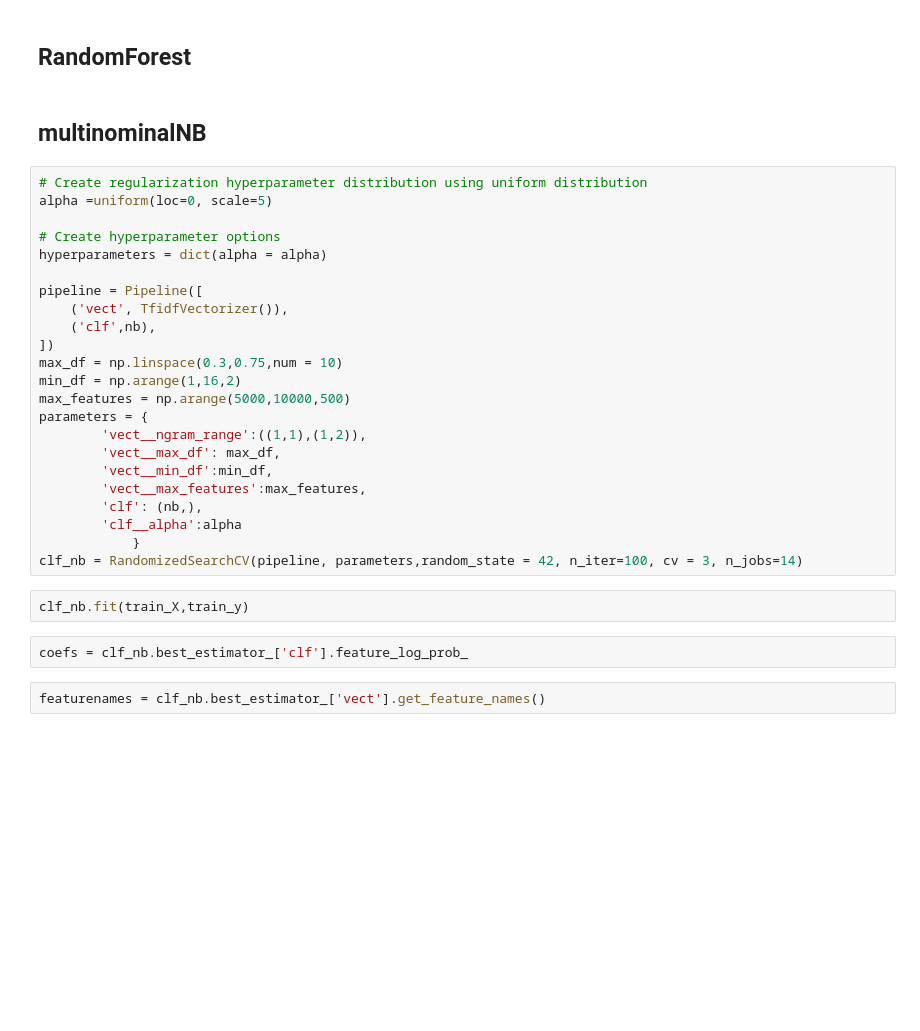
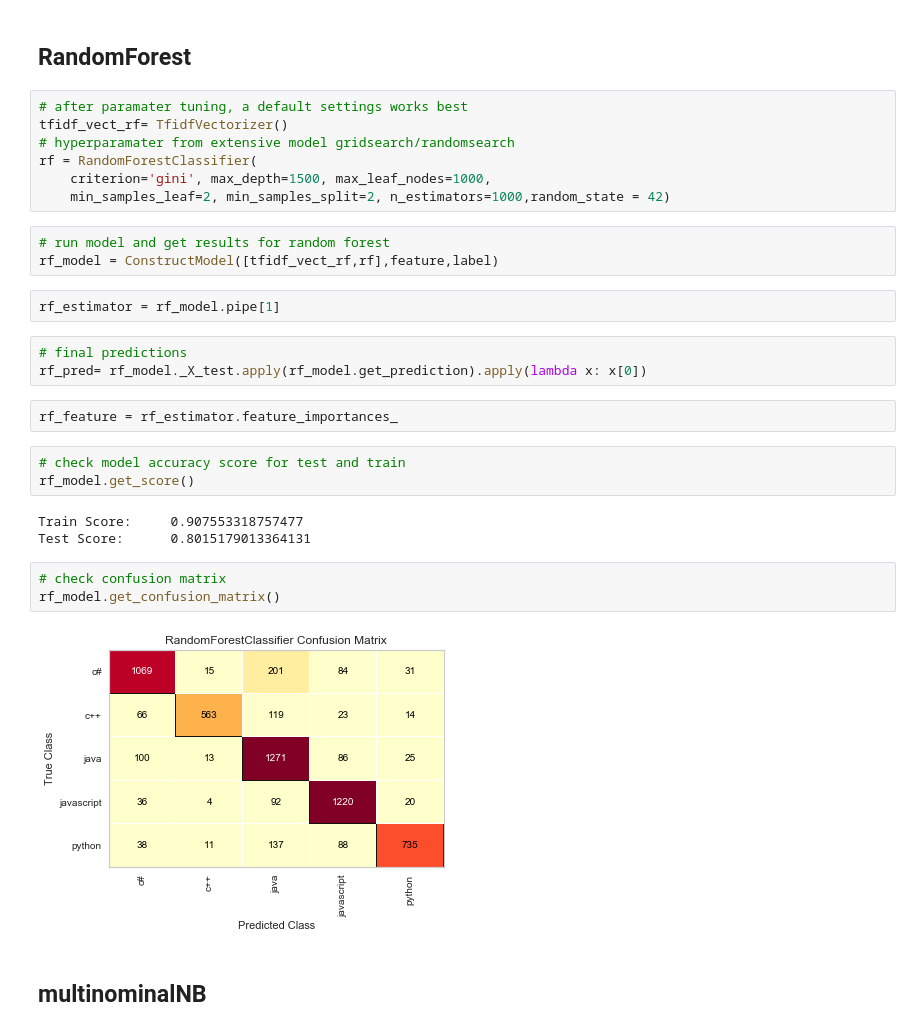
Before and after one commit to QED0711/stack_overflow_nlp, a Jupyter notebook: notebooks/Final_Model_Result_Top_Features.ipynb, the cells around one changed output. Cells and saved outputs as stored; diff of their text form; blank space fills up the shorter version.

```diff
--- a/notebooks/Final_Model_Result_Top_Features.ipynb
+++ b/notebooks/Final_Model_Result_Top_Features.ipynb
@@ -56,34 +66,33 @@ lg_model.get_confusion_matrix()
 [figure]
 # %% [markdown]
 ## RandomForest
+# %%
+# after paramater tuning, a default settings works best
+tfidf_vect_rf= TfidfVectorizer()
+# hyperparamater from extensive model gridsearch/randomsearch
+rf = RandomForestClassifier(
+    criterion='gini', max_depth=1500, max_leaf_nodes=1000,
+    min_samples_leaf=2, min_samples_split=2, n_estimators=1000,random_state = 42)
+# %%
+# run model and get results for random forest
+rf_model = ConstructModel([tfidf_vect_rf,rf],feature,label)
+# %%
+rf_estimator = rf_model.pipe[1]
+# %%
+# final predictions
+rf_pred= rf_model._X_test.apply(rf_model.get_prediction).apply(lambda x: x[0])
+# %%
+rf_feature = rf_estimator.feature_importances_
+# %%
+# check model accuracy score for test and train
+rf_model.get_score()
+# %% [output]
+Train Score:     0.907553318757477
+Test Score:      0.8015179013364131
+# %%
+# check confusion matrix
+rf_model.get_confusion_matrix()
+# %% [output]
+[figure, added]
 # %% [markdown]
 ## multinominalNB
-# %%
-# Create regularization hyperparameter distribution using uniform distribution
-alpha =uniform(loc=0, scale=5)
-
-# Create hyperparameter options
-hyperparameters = dict(alpha = alpha)
-
-pipeline = Pipeline([
-    ('vect', TfidfVectorizer()),
-    ('clf',nb),
-])
-max_df = np.linspace(0.3,0.75,num = 10)
-min_df = np.arange(1,16,2)
-max_features = np.arange(5000,10000,500)
-parameters = {
-        'vect__ngram_range':((1,1),(1,2)),
-        'vect__max_df': max_df,
-        'vect__min_df':min_df,
-        'vect__max_features':max_features,
-        'clf': (nb,),
-        'clf__alpha':alpha
-            }
-clf_nb = RandomizedSearchCV(pipeline, parameters,random_state = 42, n_iter=100, cv = 3, n_jobs=14)
-# %%
-clf_nb.fit(train_X,train_y)
-# %%
-coefs = clf_nb.best_estimator_['clf'].feature_log_prob_
-# %%
-featurenames = clf_nb.best_estimator_['vect'].get_feature_names()
```
Also changed, not shown: parts of 64 cells of this notebook, 1 other file.
